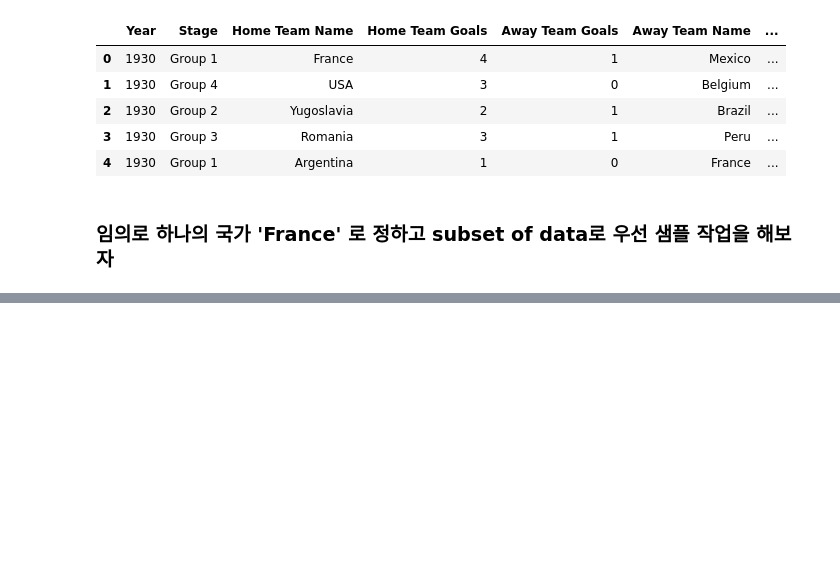
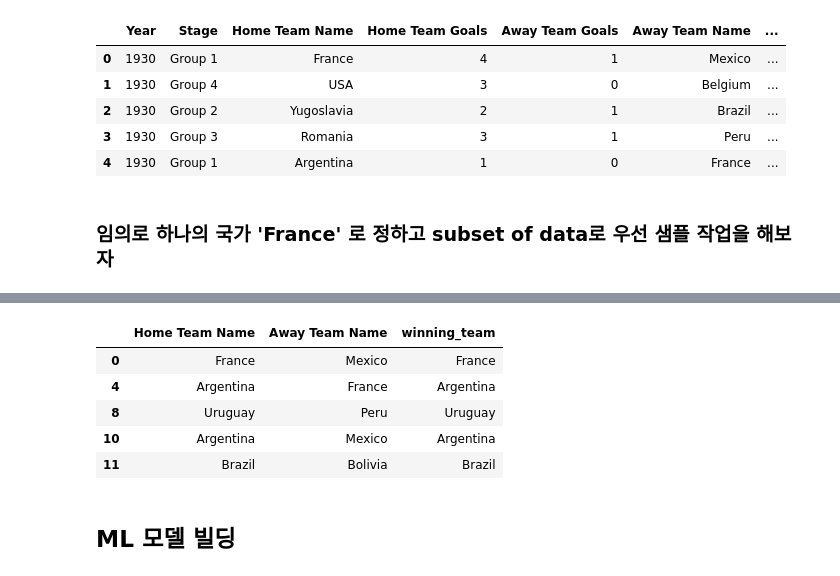
Before and after one commit to DSC-SCH/Predict_outcome_of_football_younghun, a Jupyter notebook: Worldcup_prediction.ipynb, the cells around one changed output, grey strips where cells are left out. Drawn from its saved outputs; the diff is of its cells as text; code cells hidden in the pictures; blank space fills up the shorter version.

```diff
--- a/Worldcup_prediction.ipynb
+++ b/Worldcup_prediction.ipynb
@@ -154,0 +202,15 @@ plt.xticks(np.arange(min(france.Year), max(france.Year), 100))
+# %%
+# 우승팀 예측에 필요하지 않은 속성값들 제거
+df_teams = df_teams.drop(['Year','Stage','Home Team Goals',
+                         'Away Team Goals', 'Half-time Home Goals',
+                         'Half-time Away Goals','goal_difference'], axis=1)
+df_teams.head()
+# %% [output]
+|  | Home Team Name | Away Team Name | winning_team |
+| 0 | France | Mexico | France |
+| 4 | Argentina | France | Argentina |
+| 8 | Uruguay | Peru | Uruguay |
+| 10 | Argentina | Mexico | Argentina |
+| 11 | Brazil | Bolivia | Brazil |
+# %% [markdown]
+## ML 모델 빌딩
```
Also changed, not shown: parts of 9 cells of this notebook.
